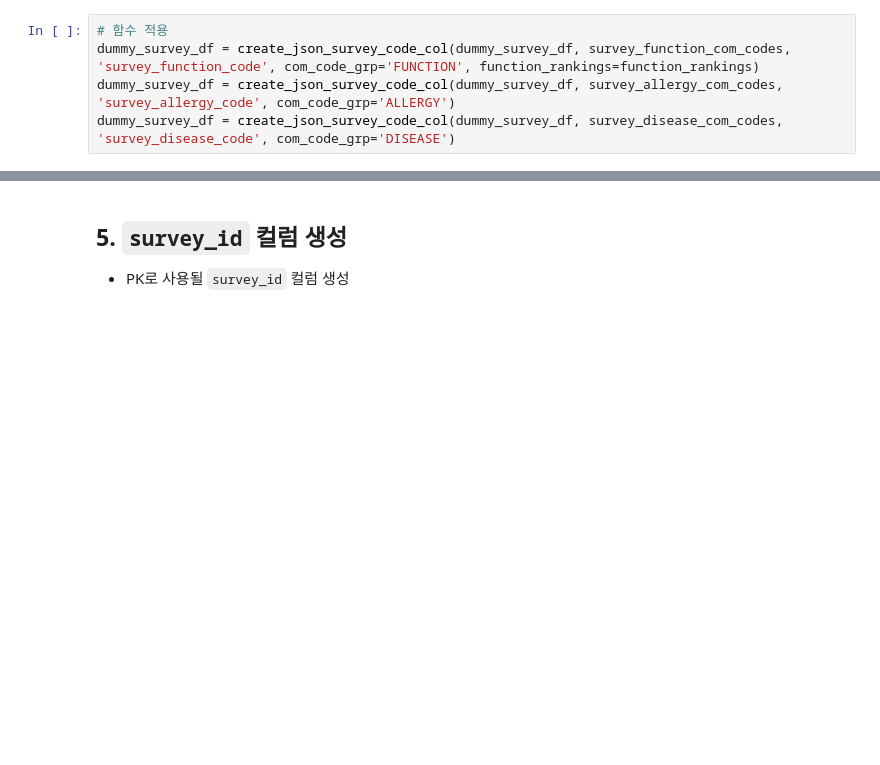
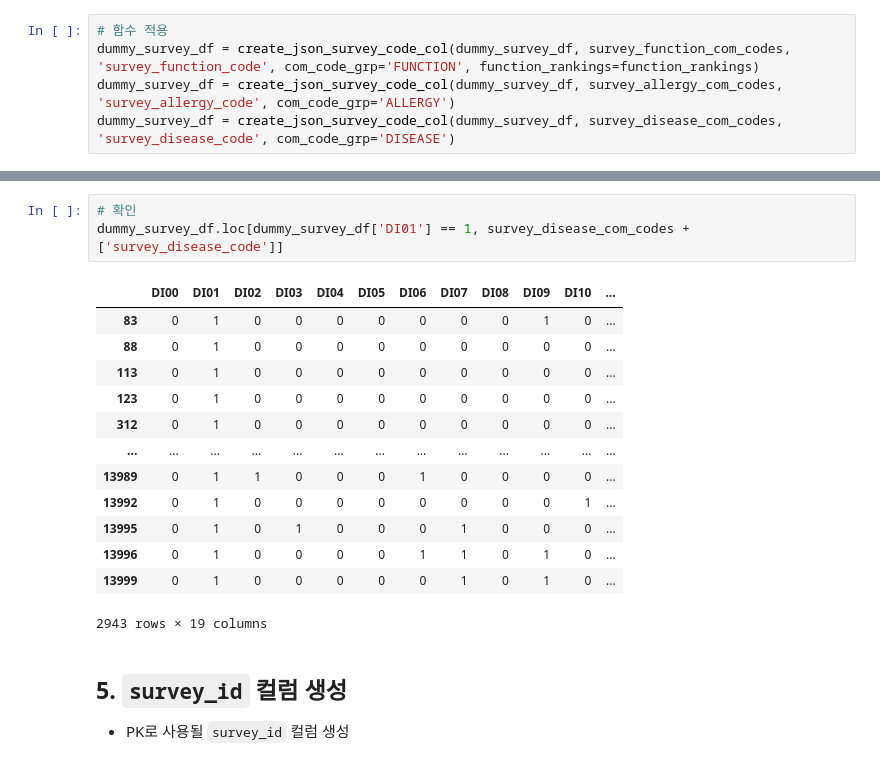
Before and after one commit to metaego/Our-family-pharmacist, a Jupyter notebook: data_processing/dummy_data_for_survey.ipynb, the cells around one changed output, grey strips where cells are left out. Saved outputs shown, nothing was run; the diff lists cells and outputs as text; blank space fills up the shorter version.

```diff
--- a/data_processing/dummy_data_for_survey.ipynb
+++ b/data_processing/dummy_data_for_survey.ipynb
@@ -317,3 +339,20 @@ dummy_survey_df[survey_function_com_codes +  ['survey_function_code']][4000:4010
+# %%
+# 확인
+dummy_survey_df.loc[dummy_survey_df['DI01'] == 1, survey_disease_com_codes +  ['survey_disease_code']]
+# %% [output]
+|  | DI00 | DI01 | DI02 | DI03 | DI04 | DI05 | DI06 | DI07 | DI08 | DI09 | DI10 | ... |
+| 83 | 0 | 1 | 0 | 0 | 0 | 0 | 0 | 0 | 0 | 1 | 0 | ... |
+| 88 | 0 | 1 | 0 | 0 | 0 | 0 | 0 | 0 | 0 | 0 | 0 | ... |
+| 113 | 0 | 1 | 0 | 0 | 0 | 0 | 0 | 0 | 0 | 0 | 0 | ... |
+| 123 | 0 | 1 | 0 | 0 | 0 | 0 | 0 | 0 | 0 | 0 | 0 | ... |
+| 312 | 0 | 1 | 0 | 0 | 0 | 0 | 0 | 0 | 0 | 0 | 0 | ... |
+| ... | ... | ... | ... | ... | ... | ... | ... | ... | ... | ... | ... | ... |
+| 13989 | 0 | 1 | 1 | 0 | 0 | 0 | 1 | 0 | 0 | 0 | 0 | ... |
+| 13992 | 0 | 1 | 0 | 0 | 0 | 0 | 0 | 0 | 0 | 0 | 1 | ... |
+| 13995 | 0 | 1 | 0 | 1 | 0 | 0 | 0 | 1 | 0 | 0 | 0 | ... |
+| 13996 | 0 | 1 | 0 | 0 | 0 | 0 | 1 | 1 | 0 | 1 | 0 | ... |
+| 13999 | 0 | 1 | 0 | 0 | 0 | 0 | 0 | 1 | 0 | 1 | 0 | ... |
+2943 rows × 19 columns
 # %% [markdown]
 ## 5. `survey_id` 컬럼 생성
 - PK로 사용될 `survey_id` 컬럼 생성
```
Also changed, not shown: parts of 7 cells of this notebook.
